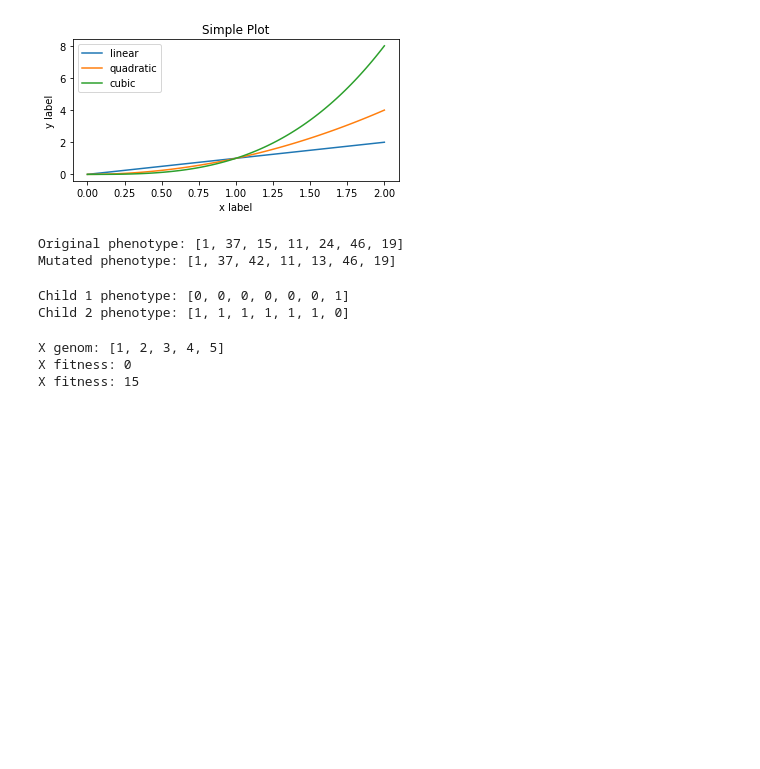
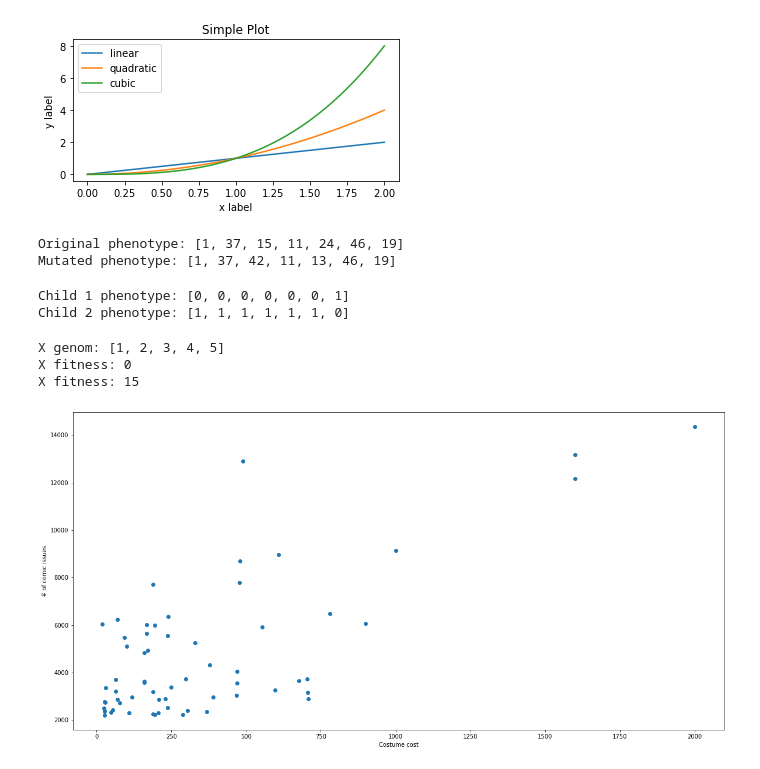
Before and after one commit to Medwith/evolutionary_algorithms_tbmbl, a Jupyter notebook: genetic_algorithm.ipynb, the cells around one changed output. Cells and saved outputs as stored; diff of their text form; code cells hidden in the pictures; blank space fills up the shorter version.

Commit message:
Plotting test data

```diff
--- a/genetic_algorithm.ipynb
+++ b/genetic_algorithm.ipynb
@@ -94,3 +94,22 @@ print ("X fitness: " + str(x.fitness_score))
 X genom: [1, 2, 3, 4, 5]
 X fitness: 0
 X fitness: 15
+# %%
+import csv
+x = []
+y = []
+with open('data.csv', 'r') as csvfile:
+    spamreader = csv.reader(csvfile, delimiter=',', quotechar='"')
+    for row in spamreader:
+        x.append(int(row[0]))
+        y.append(int(row[1]))
+
+plt.rcParams['figure.figsize'] = [20, 10]
+
+
+plt.scatter(x,y,marker="o")
+plt.xlabel("Costume cost")
+plt.ylabel("# of comic issues")
+plt.show()
+# %% [output]
+[figure, added]
```
Also changed, not shown: 1 other file.
